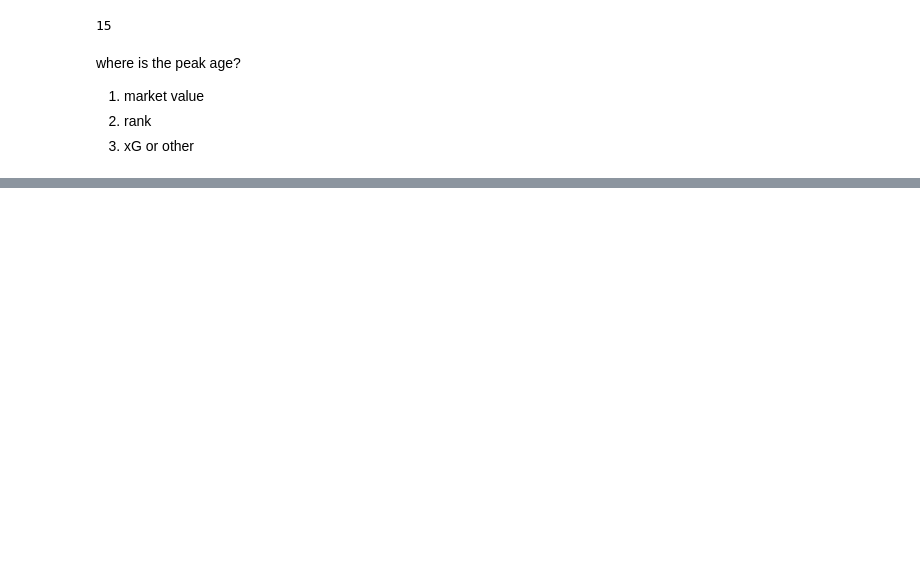
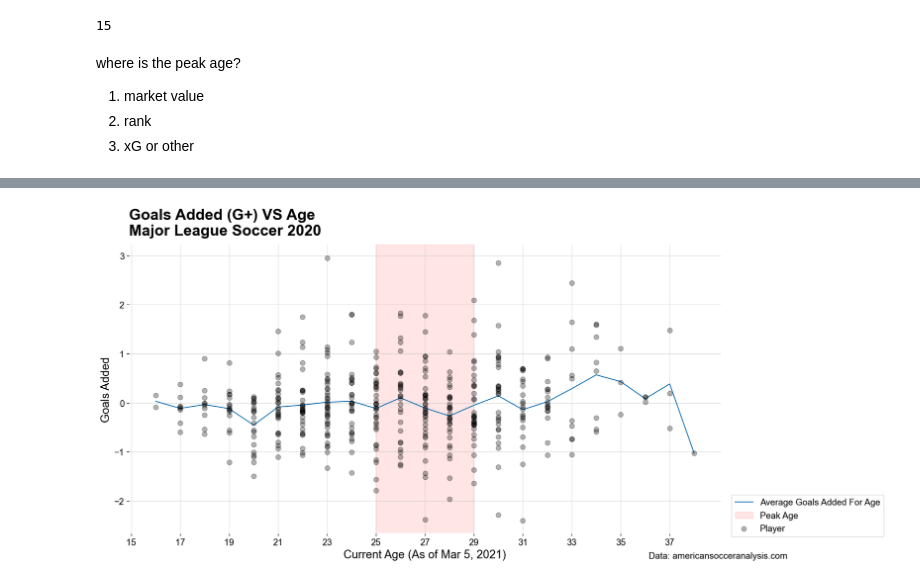
Before and after one commit to type-null/soccer-analysis, a Jupyter notebook: plot.ipynb, the cells around one changed output, grey strips where cells are left out. Cells and saved outputs as stored; diff of their text form; code cells hidden in the pictures; blank space fills up the shorter version.

```diff
--- a/plot.ipynb
+++ b/plot.ipynb
@@ -204,3 +208,6 @@ where is the peak age?
 1. market value
 2. rank
 3. xG or other
+# %%
+ag_df = pd.read_csv('data/age_g+.csv', usecols=range(1,19))
+ag_df
@@ -206,0 +228,57 @@ where is the peak age?
+# %%
+df = ag_df
+a = 0.1 # color alpha
+a_grid = 0.4 # grid alpha
+# font size
+titlef = 24
+tickf = 18
+annof = 14
+
+my_dpi=96
+plt.figure(figsize=(1600/my_dpi, 800/my_dpi), dpi=my_dpi)
+plt.rcParams["font.family"] = "Arial"
+
+ax=plt.gca()
+# ax.get_xaxis().set_visible(False)
+ax.spines['top'].set_visible(False)
+ax.spines['bottom'].set_visible(False)
+ax.spines['right'].set_visible(False)
+ax.spines['left'].set_visible(False)
+
+plt.scatter(df['age'], df['Goals Added'], color='k', zorder=100, s=60, label='Player', alpha=.3)
+
+# for i, txt in enumerate(mil_df['player']):
+#     plt.annotate(txt, (mil_df.loc[i,'age']-.8, mil_df.loc[i,'usd']+500000), fontsize=annof)
+
+ax.axvspan(25, 29, alpha=a, color='r', label='Peak Age')
+
+# calculate mean and CI
+x = sorted(df['age'].unique())
+y = np.array([])
+c = np.array([])
+for a in x:
+    ya = df[df['age']==a]['Goals Added']
+    my = np.mean(ya)
+    ci = 1.96*np.std(ya)/my
+    y = np.append(y, my)
+    c = np.append(c, ci)
+
+plt.plot(x,y, label="Average Goals Added For Age")
+# plt.fill_between(x, (y-c)/100, (y+c)/100, color='b', alpha=.1)
+
+plt.grid(alpha=a_grid)
+plt.title("Goals Added (G+) VS Age\nMajor League Soccer 2020", fontsize=titlef, y=1.02,
+          fontweight='bold', loc='left')
+plt.ylabel("Goals Added", fontsize=tickf)
+plt.xlabel("Current Age (As of Mar 5, 2021)", fontsize=tickf)
+plt.xticks(range(15, 39,2), fontsize=annof)
+plt.yticks(fontsize=14)
+# ax.set_yscale('log')
+# ax.set_ylim(ymin=-40)
+# ax.set_xlim(xmin=15.5)
+plt.legend(bbox_to_anchor=(1.01, 0.15), loc='upper left', fontsize=14)
+plt.figtext(0.805, 0.06, "Data: americansocceranalysis.com", fontsize=annof)
+plt.savefig('img/marketvalue_age.png', bbox_inches='tight')
+plt.show()
+# %% [output]
+[figure, added]
```
Also changed, not shown: parts of 11 cells of this notebook, 5 other files.
